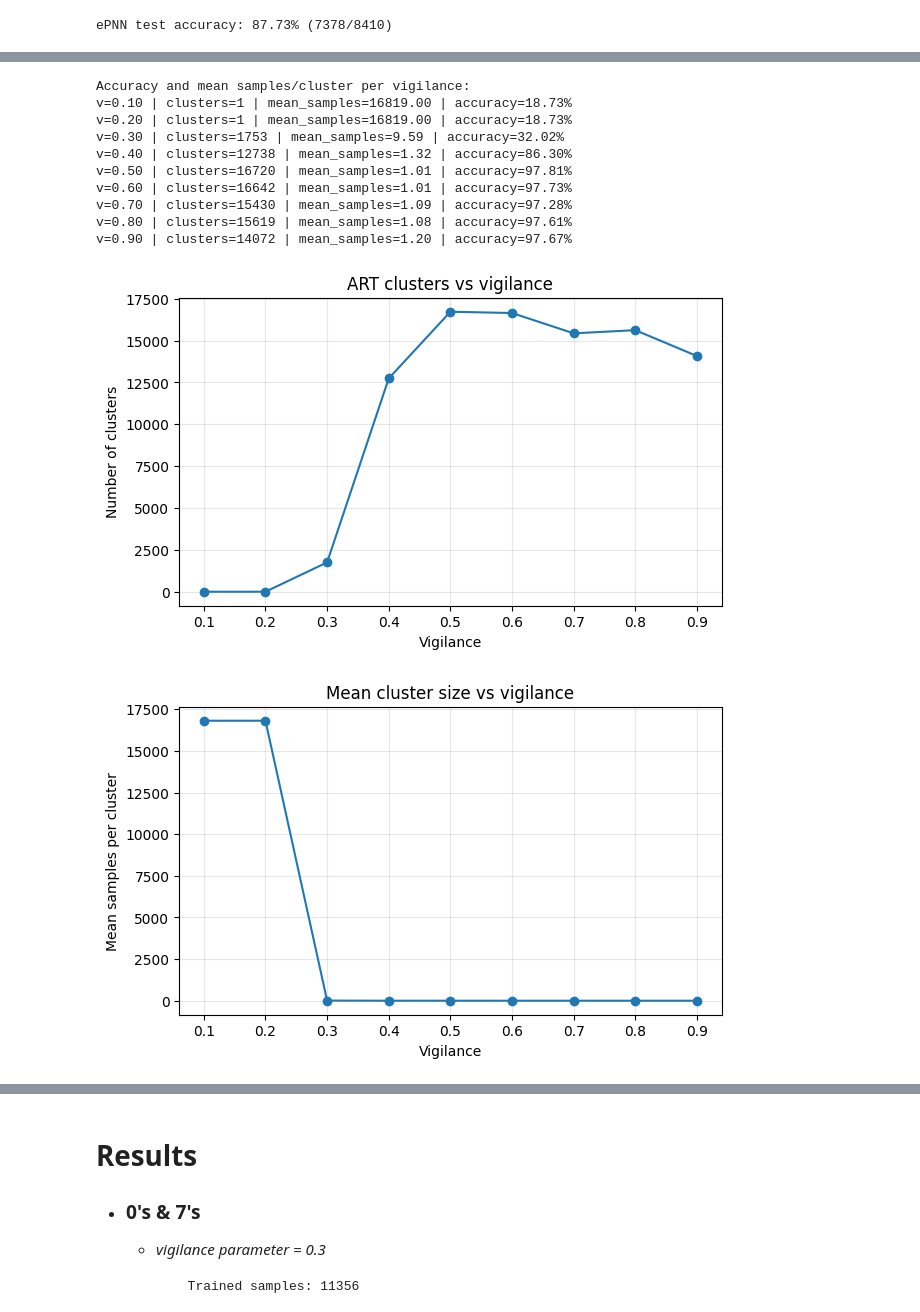
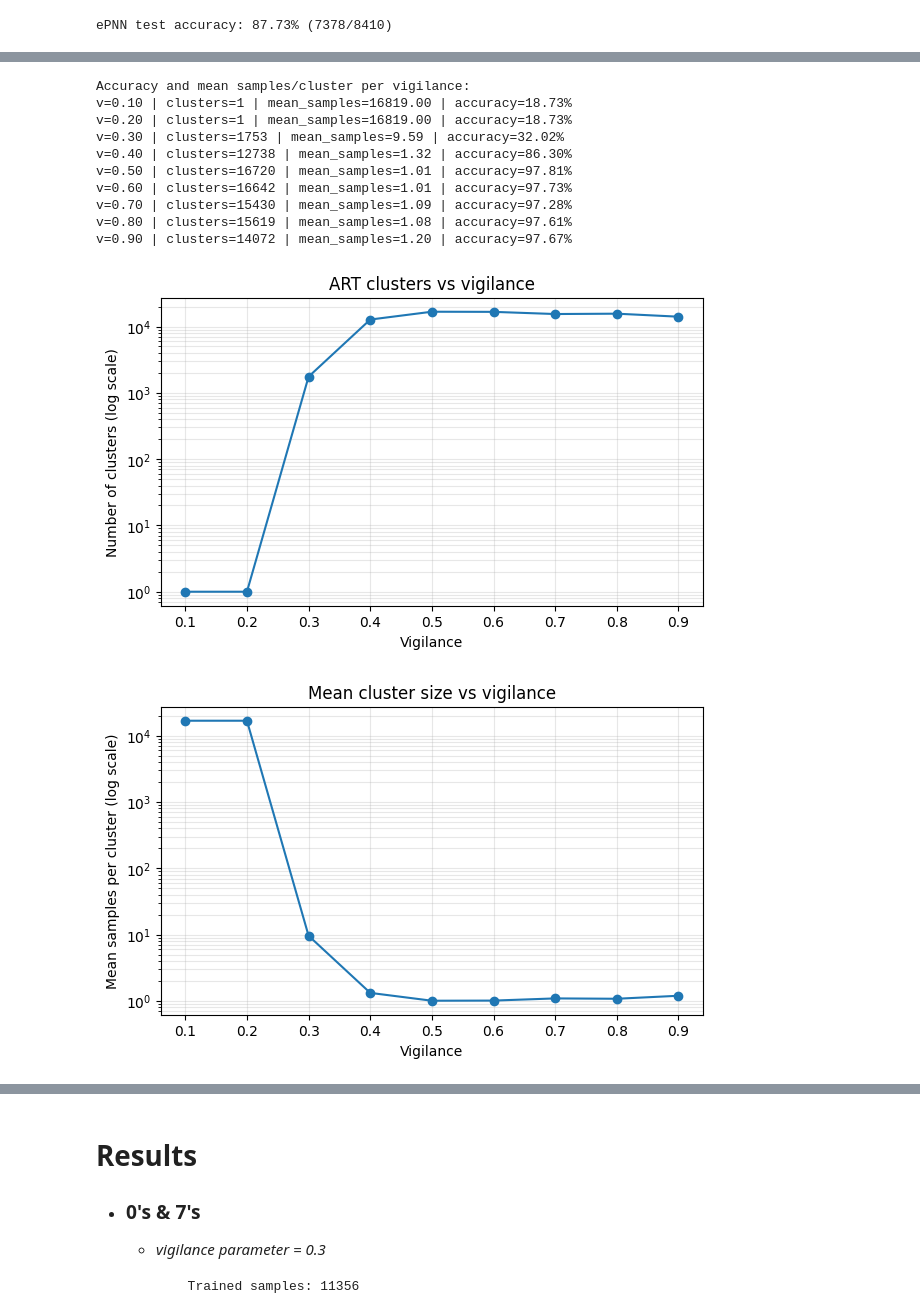
Before and after one commit to lsalatiel/art-epnn_neural-network-study, a Jupyter notebook: mnist_art.ipynb, the cells around one changed output, grey strips where cells are left out. Drawn from its saved outputs; the diff is of its cells as text; code cells hidden in the pictures.

Commit message:
graphics in log base

```diff
--- a/mnist_art.ipynb
+++ b/mnist_art.ipynb
@@ -810,7 +789,6 @@ net = ePNN(
     alpha=0.001,
     fac=2.0,
     s=1.0,
-    update_variance=True,
 )
 
 # Train ePNN on the training set
@@ -839,7 +1015,6 @@ max_clusters = 100000
 sample_limit = min(100000, len(X_train_1st_half))
 results = {}
 weights = []
-
 for v in vigilance_values:
     net_v = FuzzyART(
         num_features=X_train_1st_half.shape[1],
@@ -860,7 +1035,6 @@ for v in vigilance_values:
     cluster_ids = np.unique(assignments)
     counts = np.array([np.sum(assignments == cid) for cid in cluster_ids])
     mean_cluster_size = float(np.mean(counts)) if len(counts) else 0.0
-
     # Build cluster-to-label mapping from training subset
     y_train_subset = y_train_1st_half[:len(assignments)]
     cluster_label_map = {}
@@ -868,7 +1042,6 @@ for v in vigilance_values:
         idx = np.where(assignments == cid)[0]
         labels, label_counts = np.unique(y_train_subset[idx], return_counts=True)
         cluster_label_map[cid] = labels[np.argmax(label_counts)]
-
     # Evaluate accuracy on test set
     correct = 0
     total = len(X_test)
@@ -879,7 +1052,6 @@ for v in vigilance_values:
         if cluster_label_map.get(cid, None) == y_test[i]:
             correct += 1
     accuracy = correct / total
-
     results[v] = {
         "num_clusters": net_v.num_clusters,
         "counts": counts,
@@ -895,22 +1067,24 @@ for v in vigilance_values:
         f"accuracy={results[v]['accuracy'] * 100:.2f}%"
     )
 
-# Line plot: vigilance vs number of clusters
+# Line plot: vigilance vs number of clusters (log Y)
 plt.figure(figsize=(7, 4))
 plt.plot(list(results.keys()), [results[v]["num_clusters"] for v in results], marker="o")
 plt.xlabel("Vigilance")
-plt.ylabel("Number of clusters")
+plt.ylabel("Number of clusters (log scale)")
+plt.yscale("log")
 plt.title("ART clusters vs vigilance")
-plt.grid(True, alpha=0.3)
+plt.grid(True, which="both", alpha=0.3)
 plt.show()
 
-# Line plot: vigilance vs mean samples per cluster
+# Line plot: vigilance vs mean samples per cluster (log Y)
 plt.figure(figsize=(7, 4))
 plt.plot(list(results.keys()), [results[v]["mean_cluster_size"] for v in results], marker="o")
 plt.xlabel("Vigilance")
-plt.ylabel("Mean samples per cluster")
+plt.ylabel("Mean samples per cluster (log scale)")
+plt.yscale("log")
 plt.title("Mean cluster size vs vigilance")
-plt.grid(True, alpha=0.3)
+plt.grid(True, which="both", alpha=0.3)
 plt.show()
 
 # Print exact cluster-size counts per vigilance
@@ -924,45 +1098,44 @@ for v in vigilance_values:
         if count > 0:
             print(f"  size={size:3d} -> clusters={count}")
 
-# Bar charts: exact count of clusters per sample size
+# Bar charts: exact count of clusters per sample size (log Y)
 cols = 2
 rows = int(np.ceil(len(vigilance_values) / cols))
 fig, axes = plt.subplots(rows, cols, figsize=(12, 4 * rows))
 axes = np.array(axes).reshape(-1)
-
 for ax, v in zip(axes, vigilance_values):
     counts = results[v]["counts"].astype(int)
     size_counts = np.bincount(counts)
     size_counts = size_counts[1:]  # drop size 0
     sizes = np.arange(1, len(size_counts) + 1)
     ax.bar(sizes, size_counts, width=0.9, color="#4C78A8", edgecolor="white")
+    ax.set_yscale("log")
     ax.set_title(
         f"Vigilance={v} | clusters={results[v]['num_clusters']} | mean={results[v]['mean_cluster_size']:.2f}"
     )
     ax.set_xlabel("Samples per cluster")
-    ax.set_ylabel("Count of clusters")
-    ax.grid(True, axis="y", alpha=0.2)
+    ax.set_ylabel("Count of clusters (log scale)")
+    ax.grid(True, axis="y", which="both", alpha=0.2)
     if len(sizes) <= 25:
         ax.set_xticks(sizes)
 
 for ax in axes[len(vigilance_values):]:
     ax.axis("off")
-
 plt.tight_layout()
 plt.show()
 # %% [output]
 Accuracy and mean samples/cluster per vigilance:
 v=0.10 | clusters=1 | mean_samples=16819.00 | accuracy=18.73%
 v=0.20 | clusters=1 | mean_samples=16819.00 | accuracy=18.73%
 v=0.30 | clusters=1753 | mean_samples=9.59 | accuracy=32.02%
 v=0.40 | clusters=12738 | mean_samples=1.32 | accuracy=86.30%
 v=0.50 | clusters=16720 | mean_samples=1.01 | accuracy=97.81%
 v=0.60 | clusters=16642 | mean_samples=1.01 | accuracy=97.73%
 v=0.70 | clusters=15430 | mean_samples=1.09 | accuracy=97.28%
 v=0.80 | clusters=15619 | mean_samples=1.08 | accuracy=97.61%
 v=0.90 | clusters=14072 | mean_samples=1.20 | accuracy=97.67%
-[figure, old version]
+[figure, new version]
-[figure, old version]
+[figure, new version]
 Vigilance=0.10 | cluster-size counts:
   size=16819 -> clusters=1
 
```
Also changed, not shown: parts of 7 cells of this notebook.
